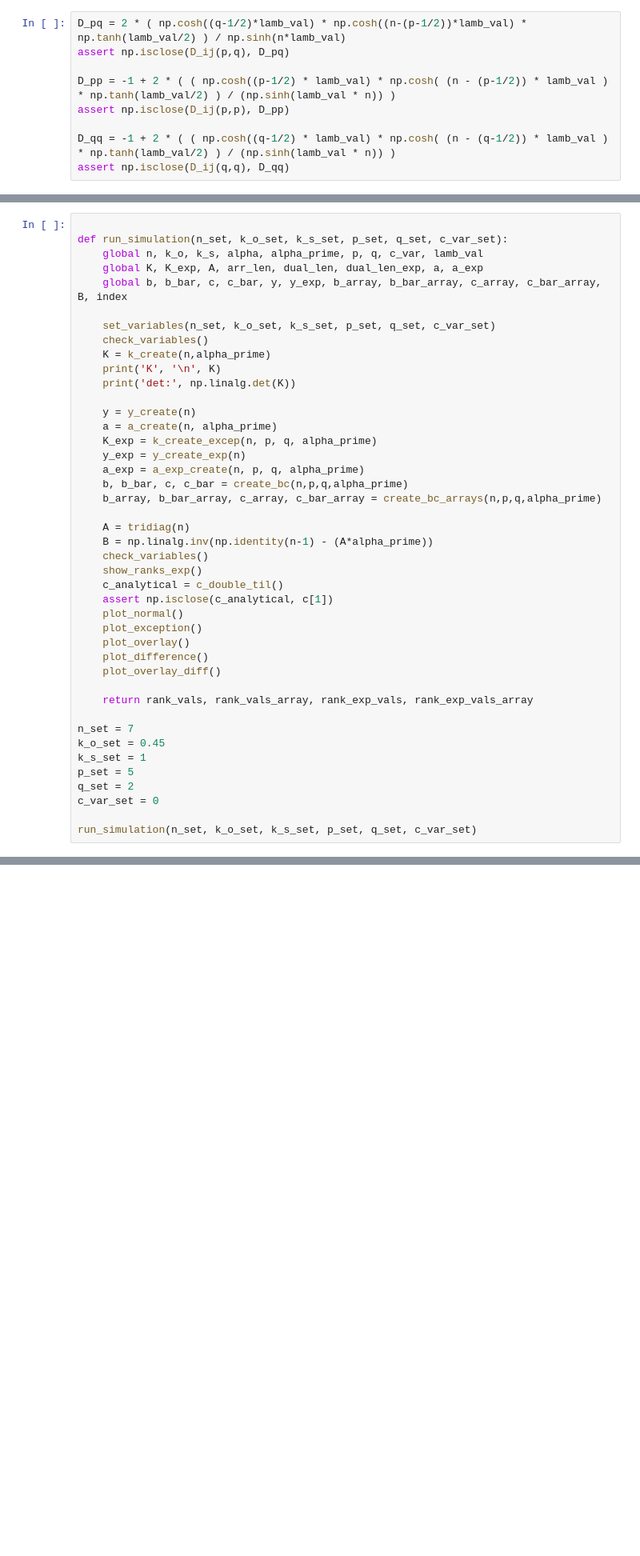
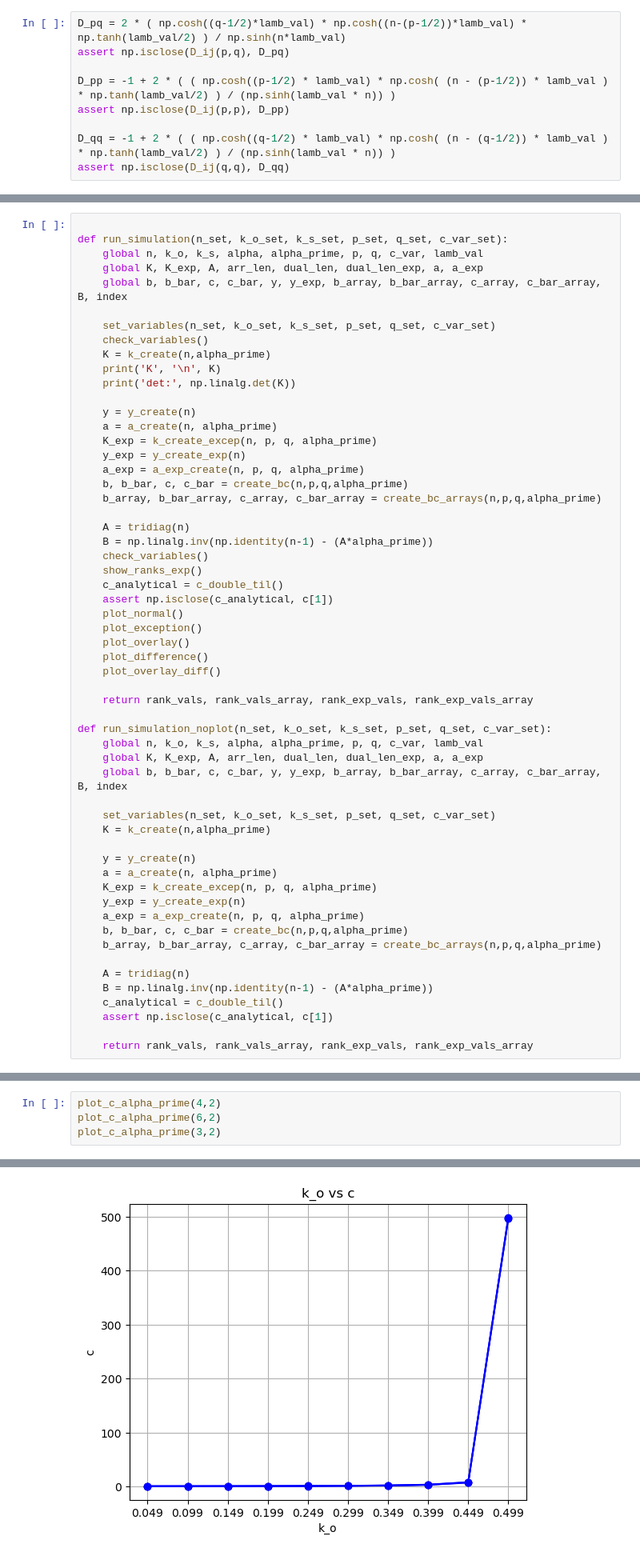
Before and after one commit to lukelc23/Analysis, a Jupyter notebook: inverse_computation_solutions.ipynb, the cells around one changed output, grey strips where cells are left out. Shown at 80% size. Drawn from its saved outputs; the diff is of its cells as text; blank space fills up the shorter version.

```diff
--- a/inverse_computation_solutions.ipynb
+++ b/inverse_computation_solutions.ipynb
@@ -845,11 +850,25 @@ def run_simulation(n_set, k_o_set, k_s_set, p_set, q_set, c_var_set):
 
     return rank_vals, rank_vals_array, rank_exp_vals, rank_exp_vals_array
 
-n_set = 7
-k_o_set = 0.45
-k_s_set = 1
-p_set = 5
-q_set = 2
-c_var_set = 0
+def run_simulation_noplot(n_set, k_o_set, k_s_set, p_set, q_set, c_var_set):
+    global n, k_o, k_s, alpha, alpha_prime, p, q, c_var, lamb_val
+    global K, K_exp, A, arr_len, dual_len, dual_len_exp, a, a_exp
+    global b, b_bar, c, c_bar, y, y_exp, b_array, b_bar_array, c_array, c_bar_array, B, index
 
-run_simulation(n_set, k_o_set, k_s_set, p_set, q_set, c_var_set)
+    set_variables(n_set, k_o_set, k_s_set, p_set, q_set, c_var_set)
+    K = k_create(n,alpha_prime)
+
+    y = y_create(n)
+    a = a_create(n, alpha_prime)
+    K_exp = k_create_excep(n, p, q, alpha_prime)
+    y_exp = y_create_exp(n)
+    a_exp = a_exp_create(n, p, q, alpha_prime)
+    b, b_bar, c, c_bar = create_bc(n,p,q,alpha_prime)
+    b_array, b_bar_array, c_array, c_bar_array = create_bc_arrays(n,p,q,alpha_prime)
+
+    A = tridiag(n)
+    B = np.linalg.inv(np.identity(n-1) - (A*alpha_prime))
+    c_analytical = c_double_til()
+    assert np.isclose(c_analytical, c[1])
+
+    return rank_vals, rank_vals_array, rank_exp_vals, rank_exp_vals_array
@@ -894,0 +999,5 @@ K
+# %%
+plot_c_alpha_prime(4,2)
+plot_c_alpha_prime(6,2)
+plot_c_alpha_prime(3,2)
+# %% [output]
@@ -894,0 +1013 @@ K
+[figure, added]
```
Also changed, not shown: parts of 29 cells of this notebook.
